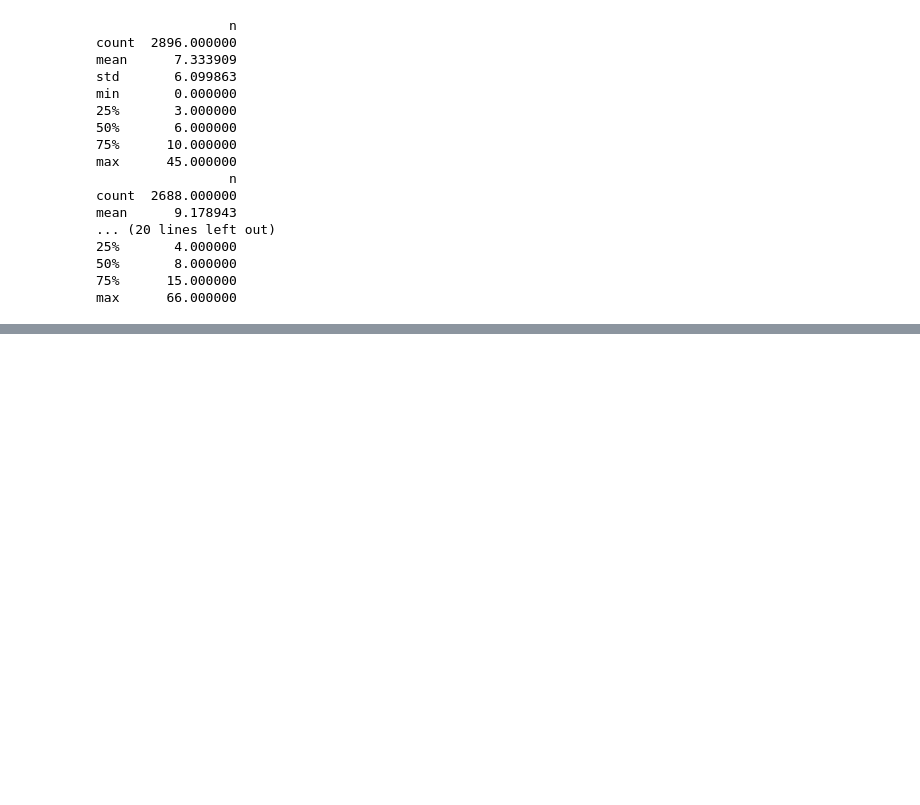
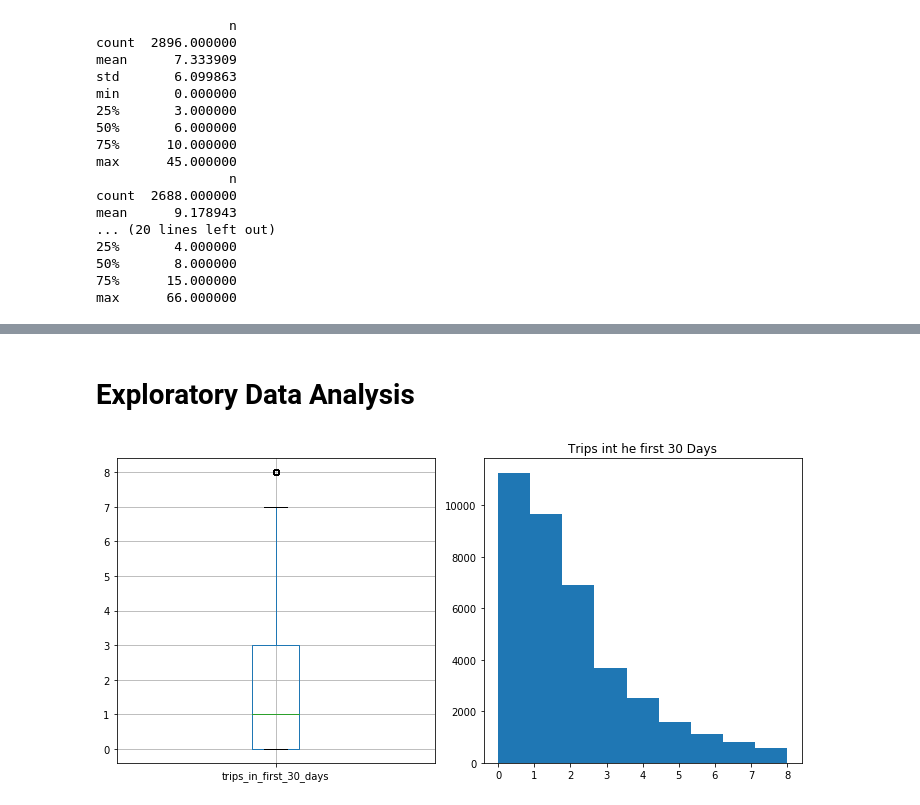
Before and after one commit to jel476/UltimateTechnologies-TakeHome, a Jupyter notebook: Code.ipynb, the cells around one changed output, grey strips where cells are left out. Drawn from its saved outputs; the diff is of its cells as text; code cells hidden in the pictures; blank space fills up the shorter version.

```diff
--- a/Code.ipynb
+++ b/Code.ipynb
@@ -245,0 +295,3 @@ max      66.000000
+# %%
+ult_norm.dropna(subset=['avg_rating_of_driver', 'phone', 'avg_rating_by_driver'], inplace=True)
+ult_norm.info()
@@ -245,0 +330,9 @@ max      66.000000
+# %%
+z = np.abs(stats.zscore(ult_norm['trips_in_first_30_days']))
+
+ult_norm = ult_norm[(z < 3)]
+
+z2 = np.abs(stats.zscore(ult_norm['avg_dist']))
+ult_norm= ult_norm[(z2 < 3)]
+
+ult_norm.describe()
@@ -245,0 +371,4 @@ max      66.000000
+# %%
+ult_norm['signup_date'] = pd.to_datetime(ult_norm['signup_date'], format= '%Y/%m/%d')
+ult_norm['last_trip_date'] = pd.to_datetime(ult_norm['last_trip_date'], format= '%Y/%m/%d')
+ult_norm.info()
@@ -245,0 +411,19 @@ max      66.000000
+# %%
+# Adding a column for the target variable
+ult_norm.loc[ult_norm['last_trip_date'] > '2014-06-01', 'Customer_Retention'] = 'Active'
+ult_norm.loc[ult_norm['last_trip_date'] <= '2014-06-01', 'Customer_Retention'] = 'Inactive'
+# %% [markdown]
+# Exploratory Data Analysis
+# %%
+plt.subplot(1, 2, 1)
+ult_norm.boxplot(column='trips_in_first_30_days')
+
+plt.subplot(1, 2, 2)
+plt.hist(ult_norm['trips_in_first_30_days'], bins=9)
+plt.title('Trips int he first 30 Days')
+
+plt.rcParams['figure.figsize'] = (10,5)
+plt.tight_layout()
+plt.show()
+# %% [output]
+[figure, added]
```
Also changed, not shown: parts of 22 cells of this notebook.
